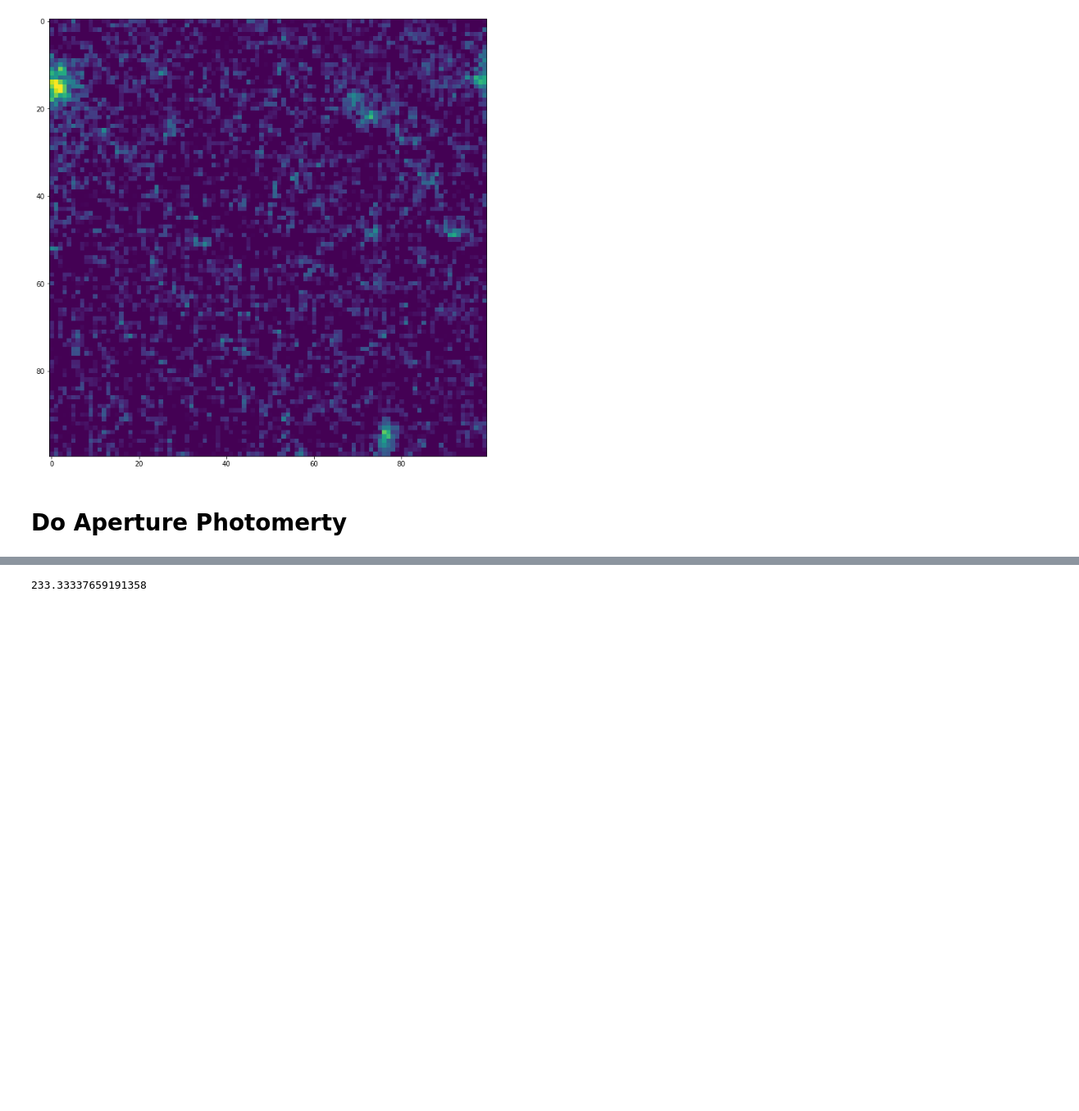
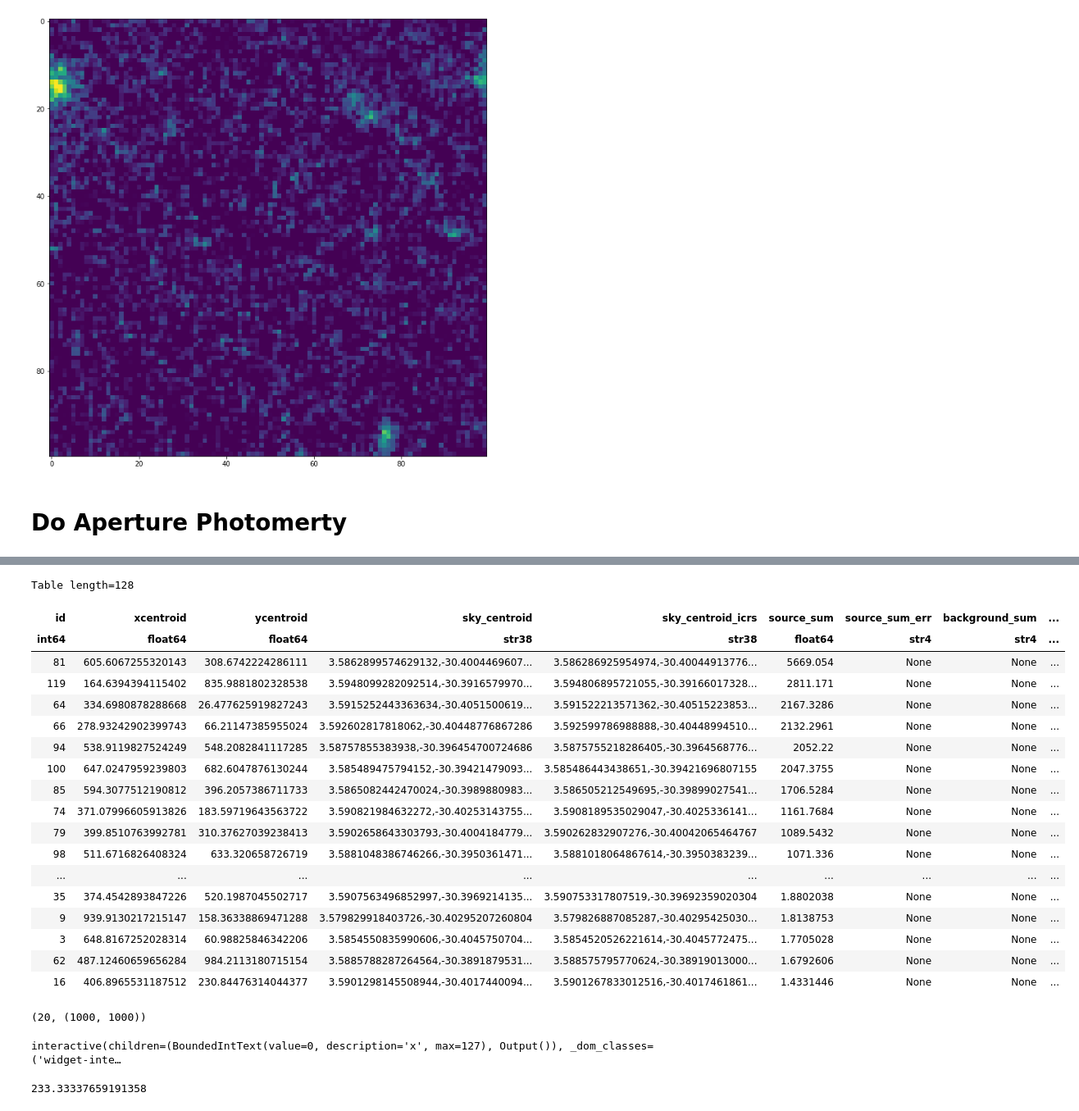
Before and after one commit to crawfordsm/lcbg, a Jupyter notebook: notebooks/find_lcbgs/petrosian_radius.ipynb, the cells around one changed output, grey strips where cells are left out. Shown at 82% size. Drawn from its saved outputs; the diff is of its cells as text; code cells hidden in the pictures; blank space fills up the shorter version.

```diff
--- a/notebooks/find_lcbgs/petrosian_radius.ipynb
+++ b/notebooks/find_lcbgs/petrosian_radius.ipynb
@@ -276,16 +267,43 @@ for idx, row in enumerate(cat):
+# %%
+phot_table = cat
+radii = r_list
+phot_table
+# %% [output]
+Table length=128
+| id | xcentroid | ycentroid | sky_centroid | sky_centroid_icrs | source_sum | source_sum_err | background_sum | ... |
+| int64 | float64 | float64 | str38 | str38 | float64 | str4 | str4 | ... |
+| 81 | 605.6067255320143 | 308.6742224286111 | 3.5862899574629132,-30.4004469607... | 3.586286925954974,-30.40044913776... | 5669.054 | None | None | ... |
+| 119 | 164.6394394115402 | 835.9881802328538 | 3.5948099282092514,-30.3916579970... | 3.594806895721055,-30.39166017328... | 2811.171 | None | None | ... |
+| 64 | 334.6980878288668 | 26.477625919827243 | 3.5915252443363634,-30.4051500619... | 3.591522213571362,-30.40515223853... | 2167.3286 | None | None | ... |
+| 66 | 278.93242902399743 | 66.21147385955024 | 3.592602817818062,-30.40448776867286 | 3.592599786988888,-30.40448994510... | 2132.2961 | None | None | ... |
+| 94 | 538.9119827524249 | 548.2082841117285 | 3.58757855383938,-30.396454700724686 | 3.5875755218286405,-30.3964568776... | 2052.22 | None | None | ... |
+| 100 | 647.0247959239803 | 682.6047876130244 | 3.585489475794152,-30.39421479093... | 3.585486443438651,-30.39421696807155 | 2047.3755 | None | None | ... |
+| 85 | 594.3077512190812 | 396.2057386711733 | 3.5865082442470024,-30.3989880983... | 3.586505212549695,-30.39899027541... | 1706.5284 | None | None | ... |
+| 74 | 371.07996605913826 | 183.59719643563722 | 3.590821984632272,-30.40253143755... | 3.5908189535029047,-30.4025336141... | 1161.7684 | None | None | ... |
+| 79 | 399.8510763992781 | 310.37627039238413 | 3.5902658643303793,-30.4004184779... | 3.590262832907276,-30.40042065464767 | 1089.5432 | None | None | ... |
+| 98 | 511.6716826408324 | 633.320658726719 | 3.5881048386746266,-30.3950361471... | 3.5881018064867614,-30.3950383239... | 1071.336 | None | None | ... |
+| ... | ... | ... | ... | ... | ... | ... | ... | ... |
+| 35 | 374.4542893847226 | 520.1987045502717 | 3.5907563496852997,-30.3969214135... | 3.590753317807519,-30.39692359020304 | 1.8802038 | None | None | ... |
+| 9 | 939.9130217215147 | 158.36338869471288 | 3.579829918403726,-30.40295207260804 | 3.579826887085287,-30.40295425030... | 1.8138753 | None | None | ... |
+| 3 | 648.8167252028314 | 60.98825846342206 | 3.5854550835990606,-30.4045750704... | 3.5854520526221614,-30.4045772475... | 1.7705028 | None | None | ... |
+| 62 | 487.12460659656284 | 984.2113180715154 | 3.5885788287264564,-30.3891879531... | 3.588575795770624,-30.38919013000... | 1.6792606 | None | None | ... |
+| 16 | 406.8965531187512 | 230.84476314044377 | 3.5901298145508944,-30.4017440094... | 3.5901267833012516,-30.4017461861... | 1.4331446 | None | None | ... |
+# %%
+cutout_size = int(round(radii[-1]*1))
+cutout_size, image.shape
+# %% [output]
+(20, (1000, 1000))
 # %%
 def slider(x):
-    cutout_size = radii[-1]*4
+    cutout_size = 240*2#int(round(radii[-1]*1))
 
-
-    target = cutout(image_smoothed,
-                    int(round(phot_table[x][1].value)),
-                    int(round(phot_table[x][2].value)),
+    row = phot_table[x]
+    target = cutout(image,
+                    int(round(phot_table[x]['xcentroid'])),
+                    int(round(phot_table[x]['ycentroid'])),
                     cutout_size)
 
-    target_bkg = phot_table[x][phot_table.colnames[-1]]/annulus_area
-
-
+    cutout_size = target.shape[0]
 
     # Plot Target
     # -----------
@@ -295,11 +313,12 @@ def slider(x):
     ax[0,0].imshow(target, vmin=vmin, vmax=vmax)
     ax[0,0].set_title("Target".format(vmax))
 
-    ax[0,1].imshow(np.clip(target-target_bkg, 0, target.max()), vmin=vmin, vmax=vmax)
+    ax[0,1].imshow(np.clip(target, 0, target.max()), vmin=vmin, vmax=vmax)
     ax[0,1].set_title("Target [CircularAnnulus Subtracted]")
 
 
     position = [np.transpose((cutout_size//2, cutout_size//2))]
+
     for r in radii:
         CircularAperture(position, r=r).plot(ax[0,0], color='w')
         CircularAperture(position, r=r).plot(ax[0,1], color='w')
@@ -309,11 +328,8 @@ def slider(x):
     # Plot Cumulative Photometry
     # --------------------------
 
-    y_values = [phot_table["aperture_sum_{}".format(i)][x] for i in range(len(radii))]
+    y_values = list(row[mag_col_names])
     ax[1,0].plot(radii, y_values, label="Raw")
-
-    y_values = [phot_table["aperture_sum_{}_bkgsub".format(i)][x] for i in range(len(radii))]
-    ax[1,0].plot(radii, y_values, linestyle='--', label="Bkg Subtracted")
 
     ax[1,0].set_title("Cumulative Photometry")
     ax[1,0].set_xlabel("Aperture Radius [Pix]")
@@ -325,7 +341,7 @@ def slider(x):
     # -----------------------
 
     y_values = []
-    phot_values = [phot_table["aperture_sum_{}".format(i)][x] for i in range(len(radii))]
+    phot_values = list(row[mag_col_names])
     for i in range(len(phot_values)):
         if i == 0:
             y_values.append(phot_values[i])
@@ -334,7 +350,7 @@ def slider(x):
     ax[1,1].plot(radii, y_values, label="Raw")
 
     y_values = []
-    phot_values = [phot_table["aperture_sum_{}_bkgsub".format(i)][x] for i in range(len(radii))]
+    phot_values = list(row[mag_col_names])
     for i in range(len(phot_values)):
         if i == 0:
             y_values.append(phot_values[i])
@@ -351,9 +367,9 @@ def slider(x):
     plt.show()
 
     cutout_size = radii[-1] * 2
-    target = cutout(image_smoothed,
-                    int(round(phot_table[x][1].value)),
-                    int(round(phot_table[x][2].value)),
+    target = cutout(image,
+                    int(round(phot_table[x][1])),
+                    int(round(phot_table[x][2])),
                     cutout_size)
 
     position = [np.transpose((cutout_size//2, cutout_size//2))]
@@ -367,9 +383,11 @@ def slider(x):
     plt.show()
 
 vmin = 0
-vmax = mean_noise*0.5
+vmax = image.mean()*10
 #widgets.interact_manual(slider, x=widgets.IntSlider(min=0, max=len(phot_table)-1));
 widgets.interact(slider, x=widgets.BoundedIntText(min=0, max=len(phot_table)-1));
+# %% [output]
+interactive(children=(BoundedIntText(value=0, description='x', max=127), Output()), _dom_classes=('widget-inte…
 # %%
 #plot_segments(segm_deblend, image, vmax=image.mean()*6)
 # %%
```
Also changed, not shown: parts of 5 cells of this notebook.
